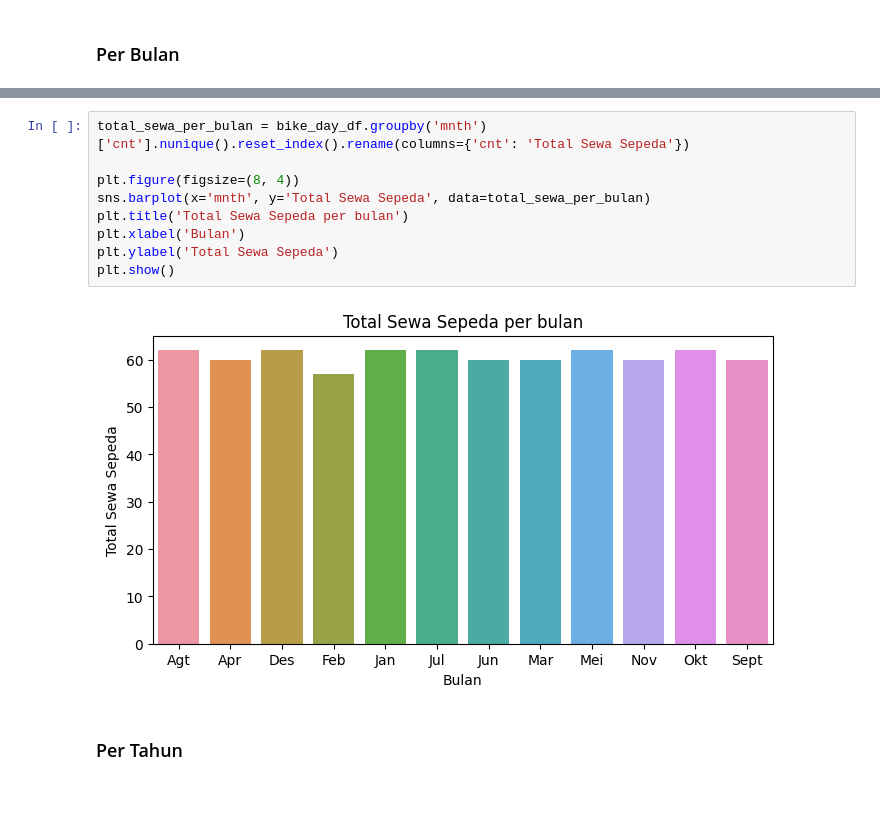
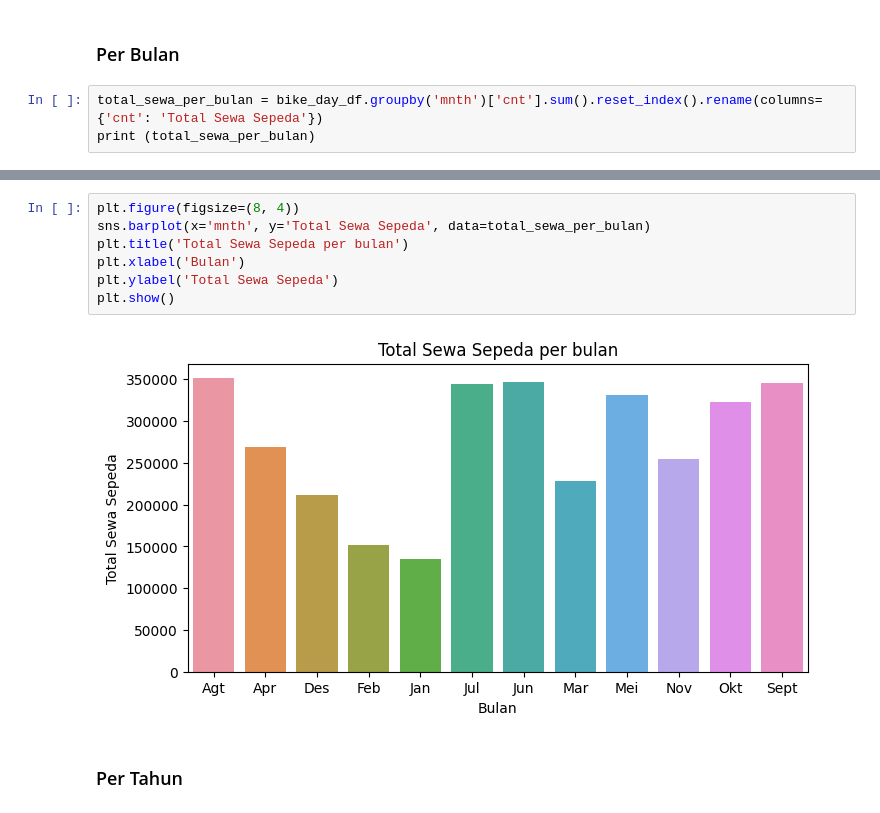
Before and after one commit to fauziahreza/Bike-Sharing-Data-Analyst, a Jupyter notebook: data_analyst_bike_sharing.ipynb, the cells around one changed output, grey strips where cells are left out. Saved outputs shown, nothing was run; the diff lists cells and outputs as text.

```diff
--- a/data_analyst_bike_sharing.ipynb
+++ b/data_analyst_bike_sharing.ipynb
@@ -512,3 +512,6 @@ plt.show()
 [figure]
 # %% [markdown]
 ### Per Bulan
+# %%
+total_sewa_per_bulan = bike_day_df.groupby('mnth')['cnt'].sum().reset_index().rename(columns={'cnt': 'Total Sewa Sepeda'})
+print (total_sewa_per_bulan)
@@ -515,14 +532,12 @@ plt.show()
 # %%
-total_sewa_per_bulan = bike_day_df.groupby('mnth')['cnt'].nunique().reset_index().rename(columns={'cnt': 'Total Sewa Sepeda'})
-
 plt.figure(figsize=(8, 4))
 sns.barplot(x='mnth', y='Total Sewa Sepeda', data=total_sewa_per_bulan)
 plt.title('Total Sewa Sepeda per bulan')
 plt.xlabel('Bulan')
 plt.ylabel('Total Sewa Sepeda')
 plt.show()
 # %% [output]
-[figure, old version]
+[figure, new version]
 # %% [markdown]
 ### Per Tahun
 # %%
```
Also changed, not shown: parts of 3 cells of this notebook, 1 other file.
